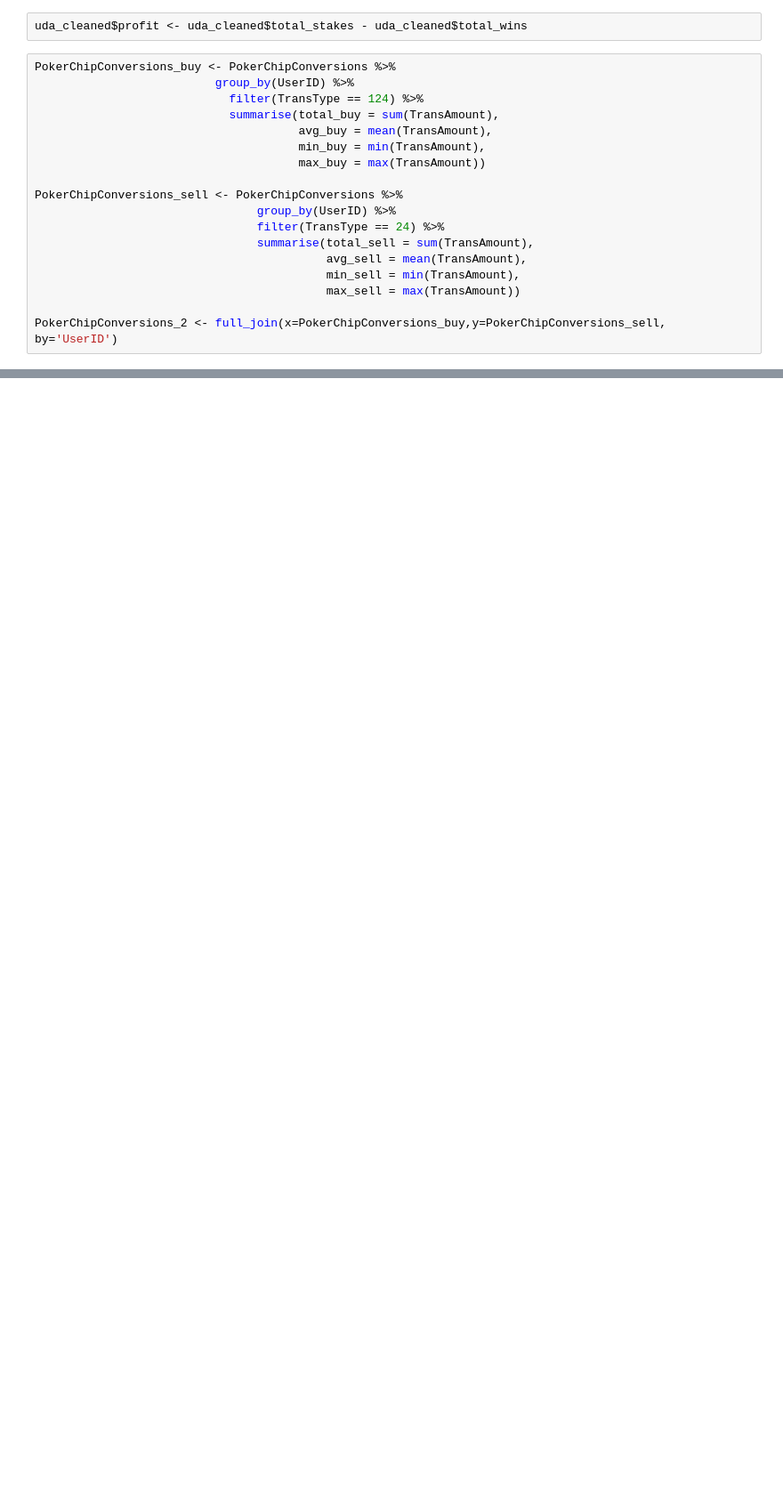
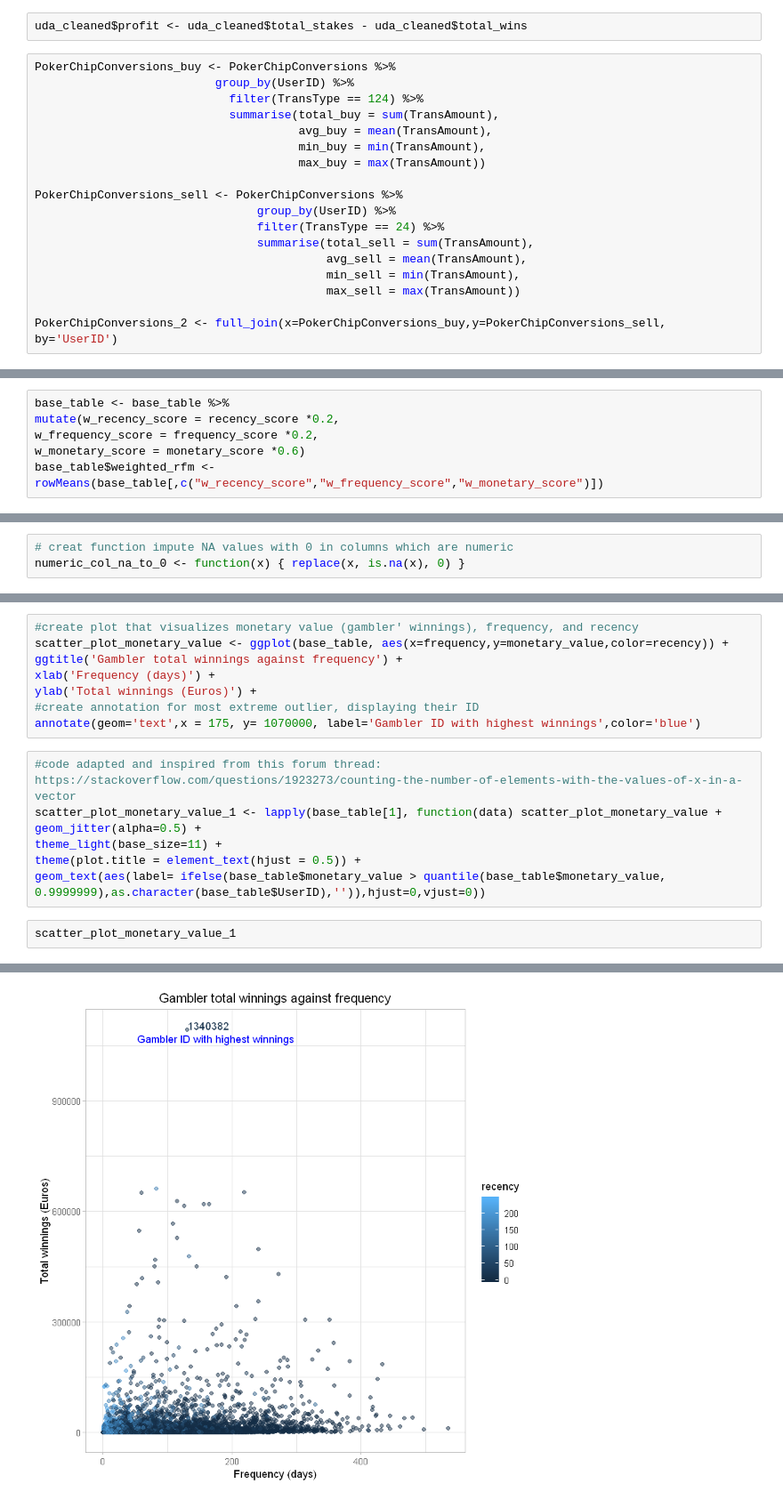
Before and after one commit to inderrana/Marketing-Base-Table-Dashboard-in-R-Shiny, a Jupyter notebook: gambeling_analysis/mkt_datamart.ipynb, the cells around one changed output, grey strips where cells are left out. Shown at 89% size. Cells and saved outputs as stored; diff of their text form; blank space fills up the shorter version.

Commit message:
final base_table and monetary value vs frequency plot

```diff
--- a/gambeling_analysis/mkt_datamart.ipynb
+++ b/gambeling_analysis/mkt_datamart.ipynb
@@ -376,0 +344,6 @@ base_table <- left_join(base_table,PokerChipConversions_2,by='UserID')
+# %%
+base_table <- base_table %>%
+mutate(w_recency_score = recency_score *0.2,
+w_frequency_score = frequency_score *0.2,
+w_monetary_score = monetary_score *0.6)
+base_table$weighted_rfm <- rowMeans(base_table[,c("w_recency_score","w_frequency_score","w_monetary_score")])
@@ -376,0 +403,3 @@ base_table <- left_join(base_table,PokerChipConversions_2,by='UserID')
+# %%
+# creat function impute NA values with 0 in columns which are numeric
+numeric_col_na_to_0 <- function(x) { replace(x, is.na(x), 0) }
@@ -376,0 +465,18 @@ base_table <- left_join(base_table,PokerChipConversions_2,by='UserID')
+# %%
+#create plot that visualizes monetary value (gambler' winnings), frequency, and recency
+scatter_plot_monetary_value <- ggplot(base_table, aes(x=frequency,y=monetary_value,color=recency)) +
+ggtitle('Gambler total winnings against frequency') +
+xlab('Frequency (days)') +
+ylab('Total winnings (Euros)') +
+#create annotation for most extreme outlier, displaying their ID
+annotate(geom='text',x = 175, y= 1070000, label='Gambler ID with highest winnings',color='blue')
+# %%
+#code adapted and inspired from this forum thread: https://stackoverflow.com/questions/1923273/counting-the-number-of-elements-with-the-values-of-x-in-a-vector
+scatter_plot_monetary_value_1 <- lapply(base_table[1], function(data) scatter_plot_monetary_value +
+geom_jitter(alpha=0.5) +
+theme_light(base_size=11) +
+theme(plot.title = element_text(hjust = 0.5)) +
+geom_text(aes(label= ifelse(base_table$monetary_value > quantile(base_table$monetary_value, 0.9999999),as.character(base_table$UserID),'')),hjust=0,vjust=0))
+# %%
+scatter_plot_monetary_value_1
+# %% [output]
@@ -376,0 +484 @@ base_table <- left_join(base_table,PokerChipConversions_2,by='UserID')
+[figure, added]
```
Also changed, not shown: parts of 12 cells of this notebook.
